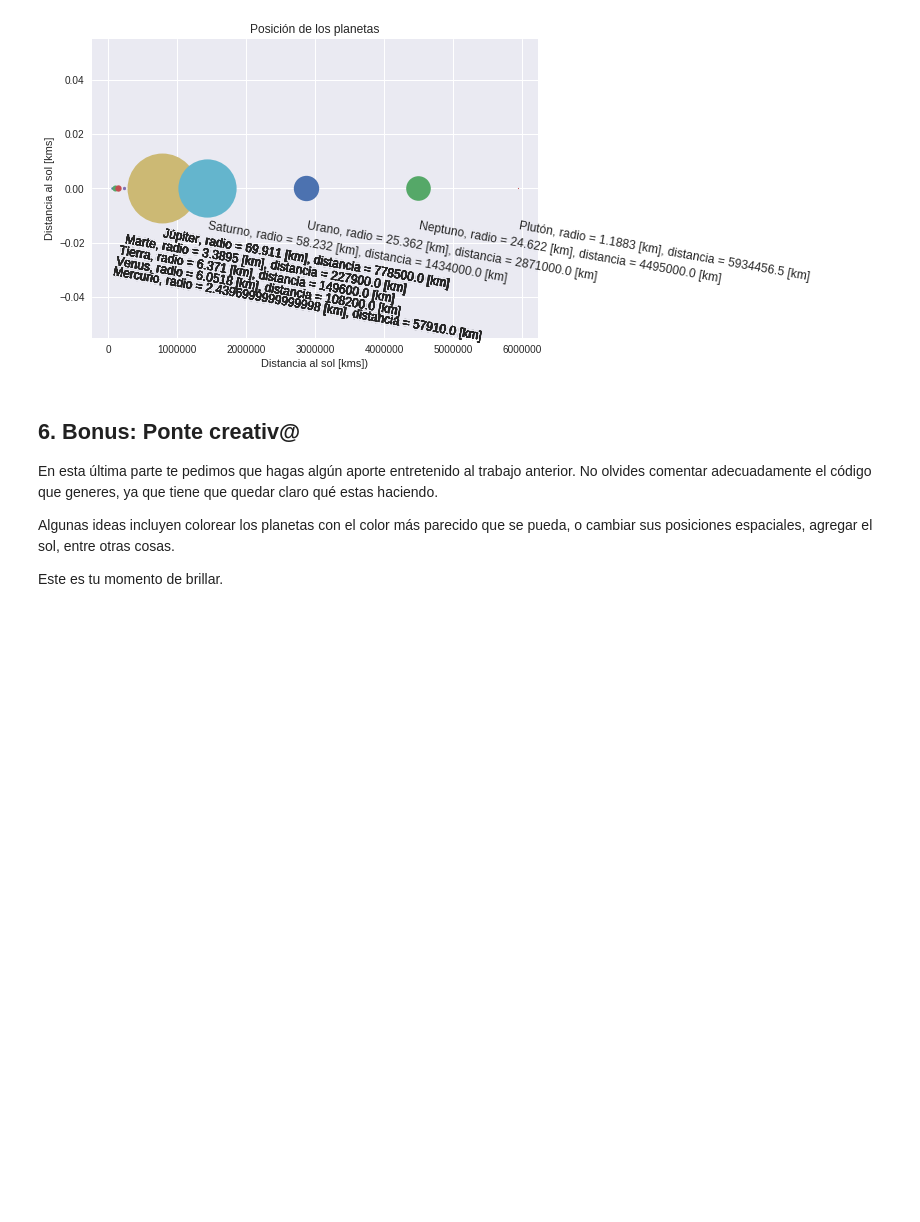
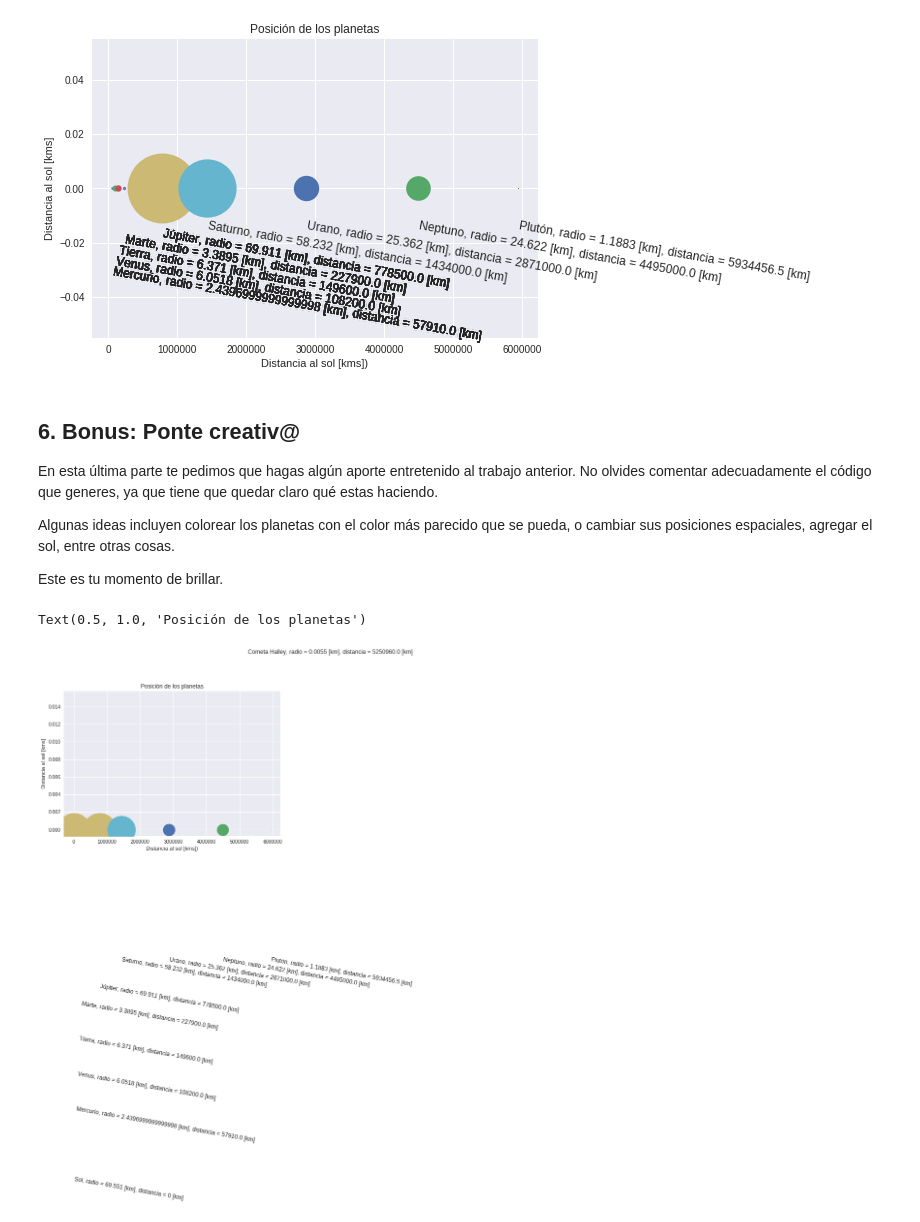
Before and after one commit to SimonSanfeliu/minitarea1, a Jupyter notebook: minitarea1.ipynb, the cells around one changed output. Drawn from its saved outputs; the diff is of its cells as text; code cells hidden in the pictures; blank space fills up the shorter version.

```diff
--- a/minitarea1.ipynb
+++ b/minitarea1.ipynb
@@ -237,3 +237,49 @@ Algunas ideas incluyen colorear los planetas con el color más parecido que se p
 
 
 Este es tu momento de brillar.
+# %%
+import matplotlib.pyplot as plt
+fig = plt.figure()
+
+for k in dic2:
+  r = dic2[k].getRadio()
+  r2 = r/1000
+  dic2[k].setRadio(r2)
+  d = dic2[k].getDistancia()
+  d2 = d/1000
+  dic2[k].setDistancia(d2)
+
+for k in dic2:
+  plt.plot(dic2[k].getDistancia(), 0, 'o', markersize=dic2[k].getRadio())
+  if k in ['Saturno', 'Urano', 'Neptuno', 'Plutón']:
+    plt.text(dic2[k].getDistancia(), -0.015, dic2[k].info(), rotation=-10, size=12)
+plt.text(dic2['Júpiter'].getDistancia(), -0.018, dic2['Júpiter'].info(), rotation=-10, size=12)
+plt.text(dic2['Marte'].getDistancia(), -0.020, dic2['Marte'].info(), rotation=-10, size=12)
+plt.text(dic2['Tierra'].getDistancia(), -0.024, dic2['Tierra'].info(), rotation=-10, size=12)
+plt.text(dic2['Venus'].getDistancia(), -0.028, dic2['Venus'].info(), rotation=-10, size=12)
+plt.text(dic2['Mercurio'].getDistancia(), -0.032, dic2['Mercurio'].info(), rotation=-10, size=12)
+
+sol = Planeta('Sol', 695510, 0)
+halley = Planeta('Cometa Halley', 5.5, 35.1*AU)
+
+rs = sol.getRadio()
+rs2 = rs/1000
+sol.setRadio(rs2)
+rh  = halley.getRadio()
+rh2 = rh/1000
+halley.setRadio(rh2)
+dh = halley.getDistancia()
+dh2 = dh/1000
+halley.setDistancia(dh2)
+
+plt.plot(halley.getDistancia(), 0.015, 'o', markersize=halley.getRadio())
+plt.text(halley.getDistancia(), 0.020, halley.info(), rotation=0, size=12)
+plt.plot(sol.getDistancia(), 0, 'o', markersize=sol.getRadio())
+plt.text(sol.getDistancia(), -0.04, sol.info(), rotation=-10, size=12)
+
+plt.xlabel('Distancia al sol [kms])')
+plt.ylabel('Distancia al sol [kms]')
+plt.title('Posición de los planetas')
+# %% [output]
+Text(0.5, 1.0, 'Posición de los planetas')
+[figure, added]
```
